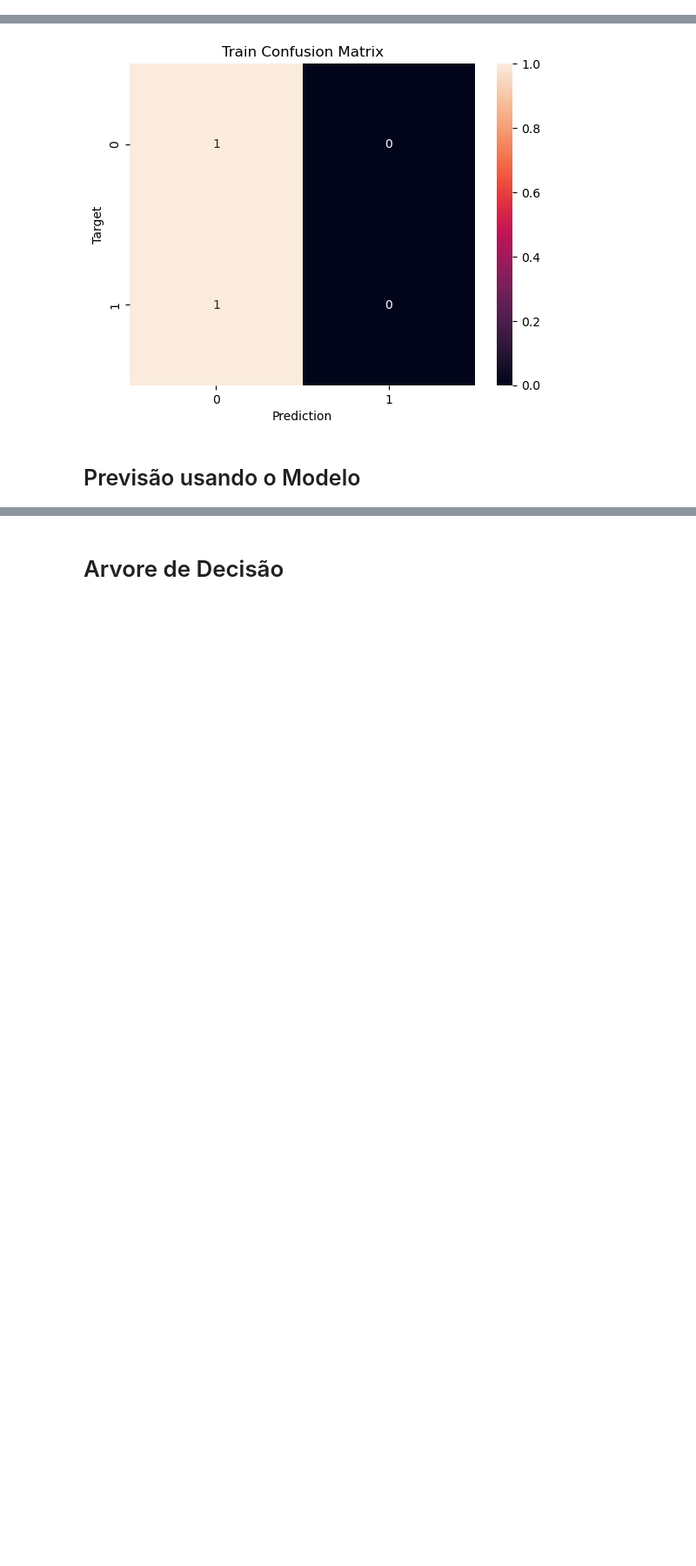
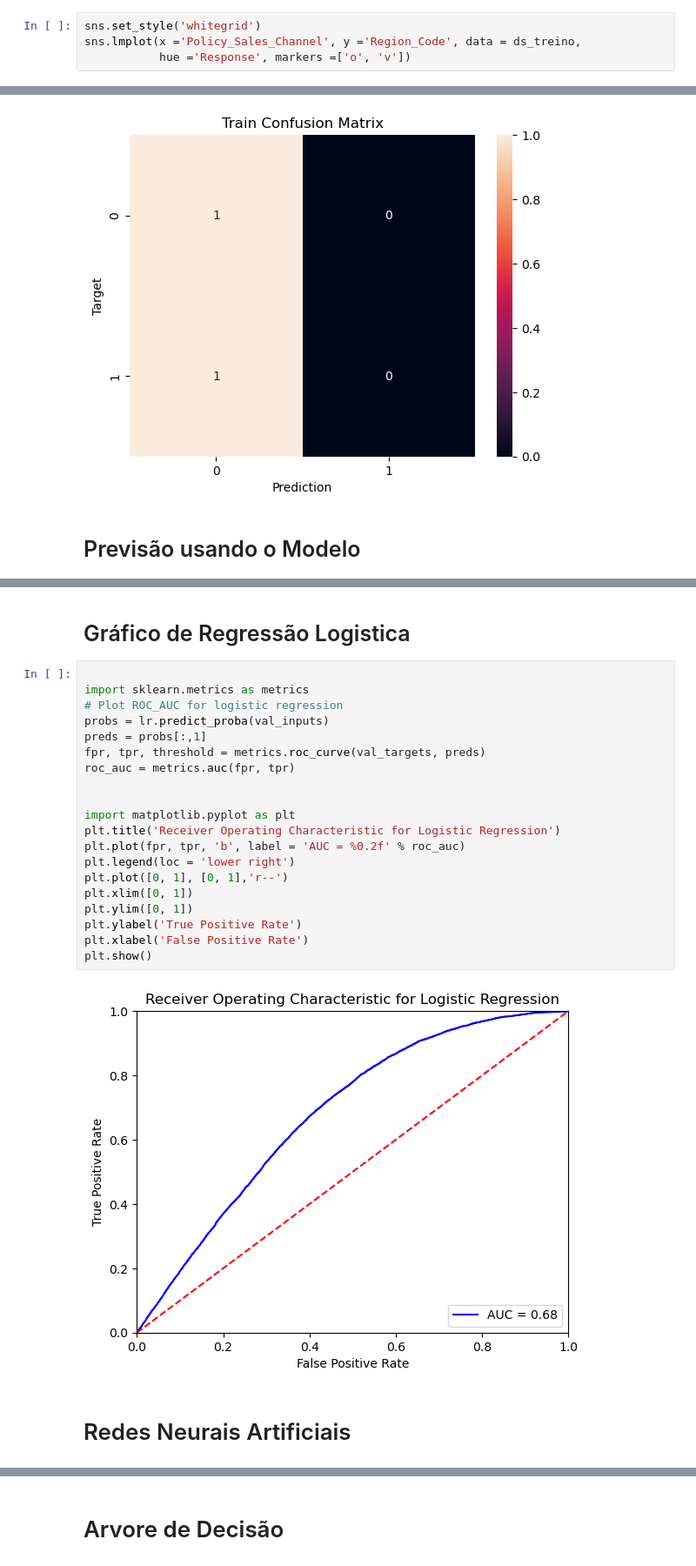
Before and after one commit to gilbertoparente/gilbertoparente, a Jupyter notebook: tp2-ia-l.ipynb, the cells around one changed output, grey strips where cells are left out. Shown: that part at 87% size. Cells and saved outputs as stored; diff of their text form; blank space fills up the shorter version.

```diff
--- a/tp2-ia-l.ipynb
+++ b/tp2-ia-l.ipynb
@@ -201,3 +202,7 @@ sns.lmplot(data=ds_teste, x='Annual_Premium', y='Vintage')
+# %%
+sns.set_style('whitegrid')
+sns.lmplot(x ='Policy_Sales_Channel', y ='Region_Code', data = ds_treino,
+           hue ='Response', markers =['o', 'v'])
 # %% [markdown]
 # Tratamento dos Dados
 # %%
@@ -351,0 +313,26 @@ ValueError: x and y must be the same size
+# %% [markdown]
+<h3 style="font-size: 25px">Gráfico de Regressão Logistica
+# %%
+
+import sklearn.metrics as metrics
+# Plot ROC_AUC for logistic regression
+probs = lr.predict_proba(val_inputs)
+preds = probs[:,1]
+fpr, tpr, threshold = metrics.roc_curve(val_targets, preds)
+roc_auc = metrics.auc(fpr, tpr)
+
+
+import matplotlib.pyplot as plt
+plt.title('Receiver Operating Characteristic for Logistic Regression')
+plt.plot(fpr, tpr, 'b', label = 'AUC = %0.2f' % roc_auc)
+plt.legend(loc = 'lower right')
+plt.plot([0, 1], [0, 1],'r--')
+plt.xlim([0, 1])
+plt.ylim([0, 1])
+plt.ylabel('True Positive Rate')
+plt.xlabel('False Positive Rate')
+plt.show()
+# %% [output]
+[figure, added]
+# %% [markdown]
+# Redes Neurais Artificiais
```
Also changed, not shown: parts of 29 cells of this notebook.
